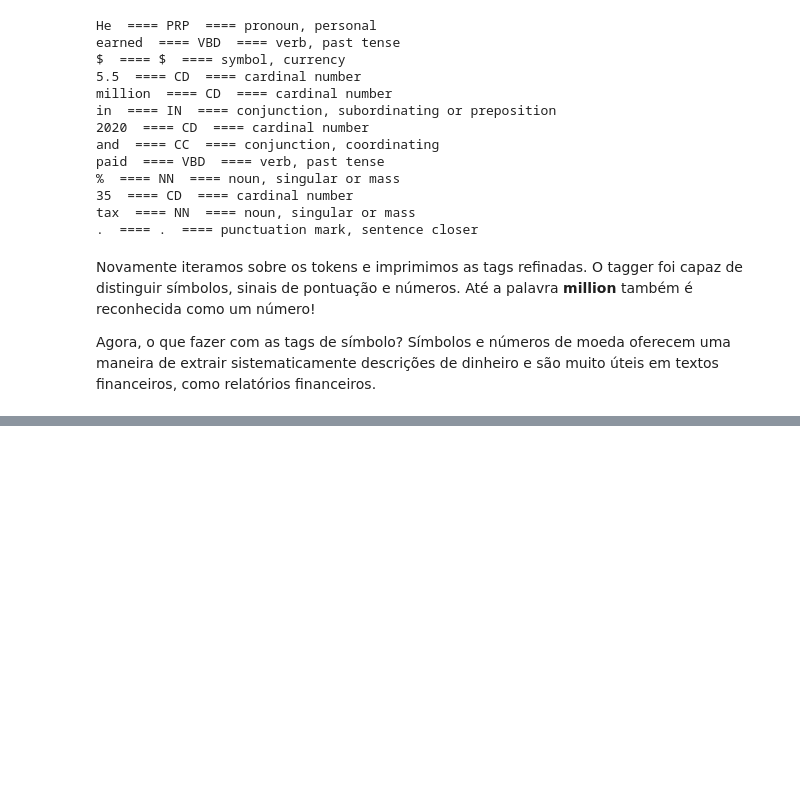
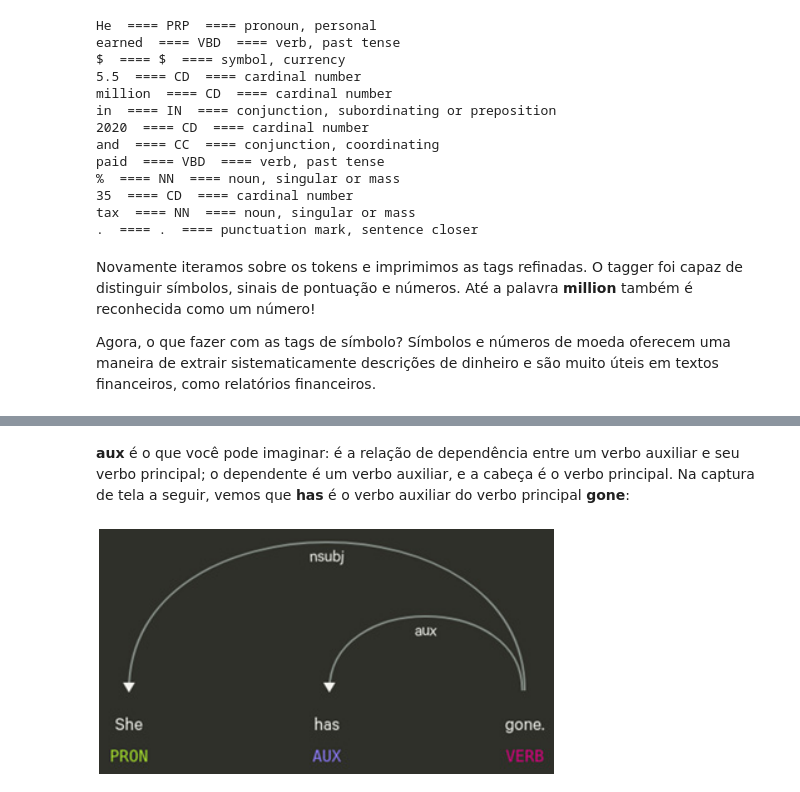
Before and after one commit to willianpina/mastering_spaCy, a Jupyter notebook: 3. Características Linguísticas.ipynb, the cells around one changed output, grey strips where cells are left out. Saved outputs shown, nothing was run; the diff lists cells and outputs as text; code cells hidden in the pictures; blank space fills up the shorter version.

```diff
--- a/3. Características Linguísticas.ipynb
+++ b/3. Características Linguísticas.ipynb
@@ -280,0 +357,6 @@ Agora, o que fazer com as tags de símbolo? Símbolos e números de moeda oferec
+# %% [markdown]
+**aux** é o que você pode imaginar: é a relação de dependência entre um verbo auxiliar e seu verbo principal; o dependente é um verbo auxiliar, e a cabeça é o verbo principal. Na captura de tela a seguir, vemos que **has** é o verbo auxiliar do verbo principal **gone**:
+# %%
+Image('images/aux_relation.PNG')
+# %% [output]
+[figure, added]
```
Also changed, not shown: parts of 55 cells of this notebook, 13 other files.
